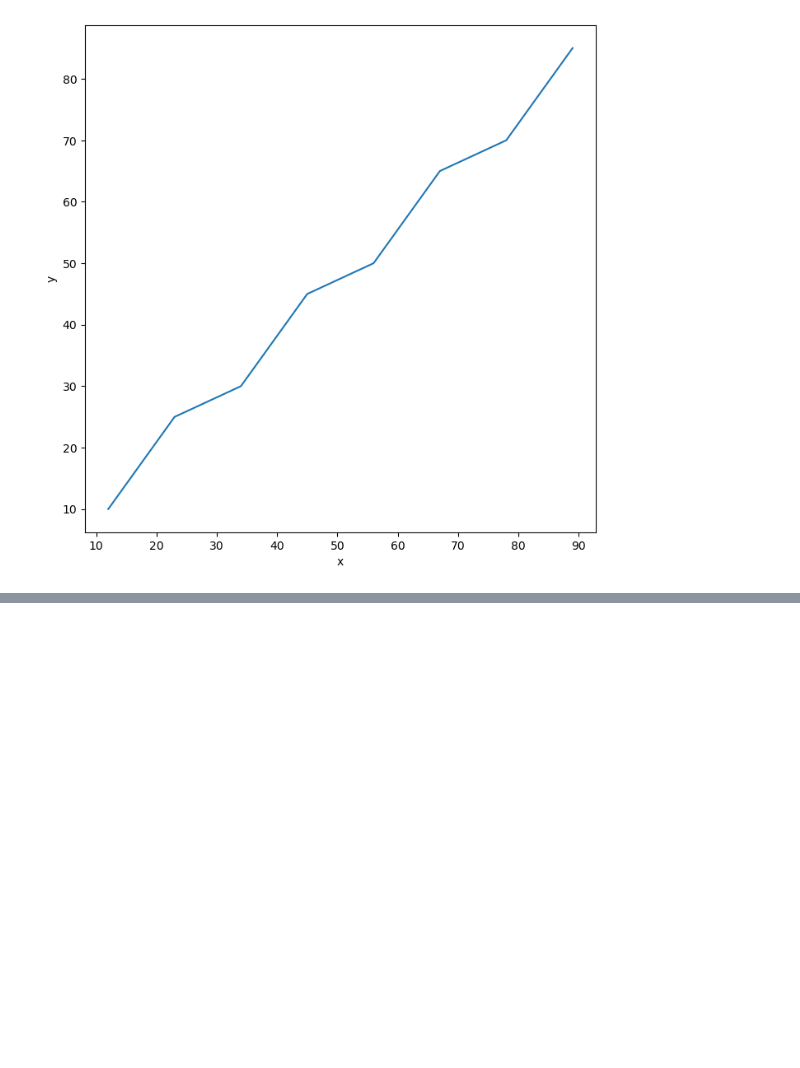
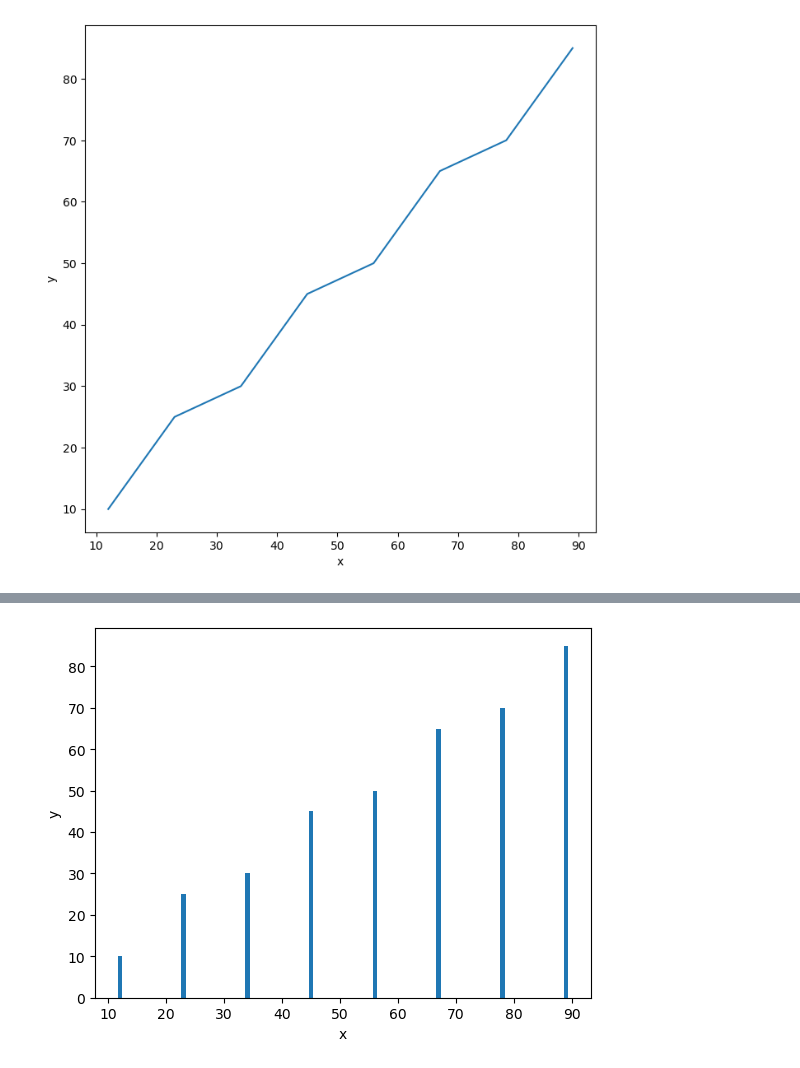
Before and after one commit to fwa-alpha/zero-one1, a Jupyter notebook: test1/book2.ipynb, the cells around one changed output, grey strips where cells are left out. Drawn from its saved outputs; the diff is of its cells as text; code cells hidden in the pictures; blank space fills up the shorter version.

```diff
--- a/test1/book2.ipynb
+++ b/test1/book2.ipynb
@@ -13,0 +21,7 @@ plt.show()
+# %%
+plt.bar(x,y)
+plt.xlabel('x')
+plt.ylabel('y')
+plt.show()
+# %% [output]
+[figure, added]
```
Also changed, not shown: parts of 3 cells of this notebook.
